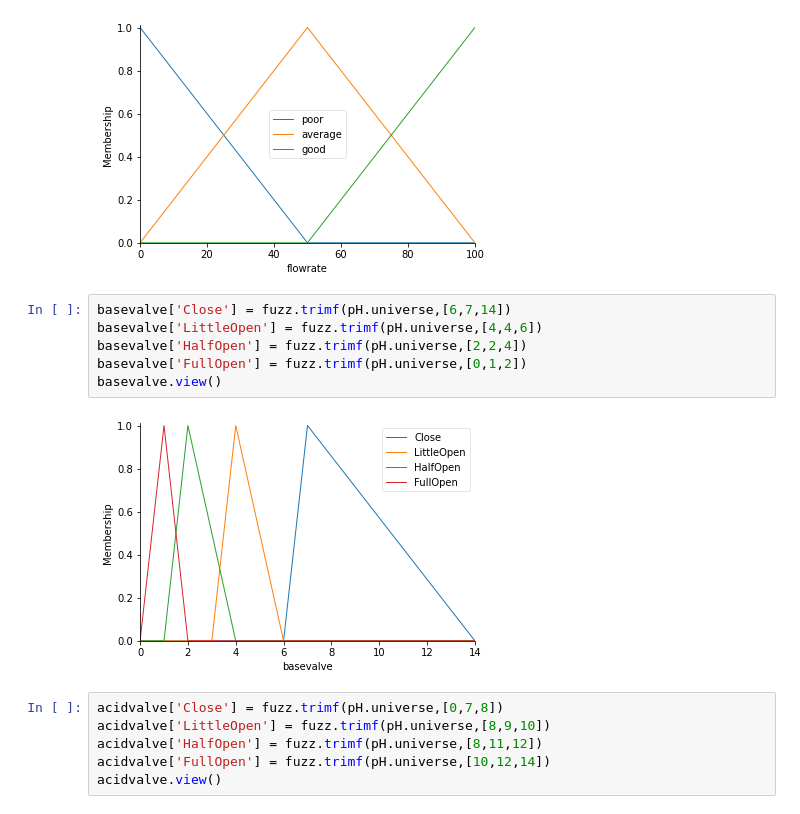
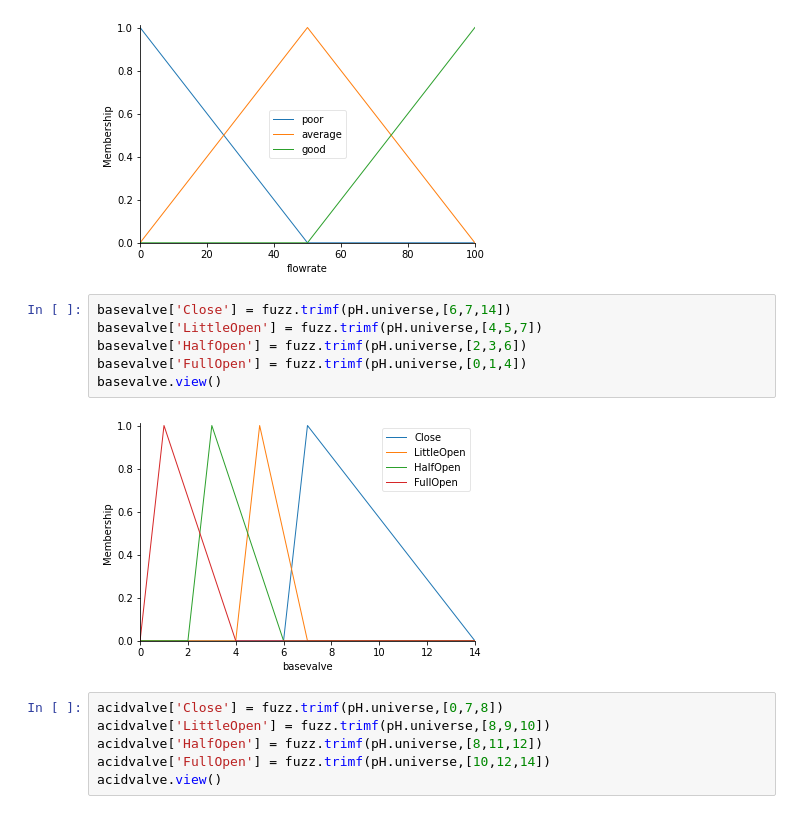
Before and after one commit to ssharanyab/ph-Nutralisation, a Jupyter notebook: ph_Nutralisation.ipynb, the cells around one changed output. Saved outputs shown, nothing was run; the diff lists cells and outputs as text.

```diff
--- a/ph_Nutralisation.ipynb
+++ b/ph_Nutralisation.ipynb
@@ -30,12 +30,12 @@ flowrate.view()
 [figure]
 # %%
 basevalve['Close'] = fuzz.trimf(pH.universe,[6,7,14])
-basevalve['LittleOpen'] = fuzz.trimf(pH.universe,[4,4,6])
-basevalve['HalfOpen'] = fuzz.trimf(pH.universe,[2,2,4])
-basevalve['FullOpen'] = fuzz.trimf(pH.universe,[0,1,2])
+basevalve['LittleOpen'] = fuzz.trimf(pH.universe,[4,5,7])
+basevalve['HalfOpen'] = fuzz.trimf(pH.universe,[2,3,6])
+basevalve['FullOpen'] = fuzz.trimf(pH.universe,[0,1,4])
 basevalve.view()
 # %% [output]
-[figure, old version]
+[figure, new version]
 # %%
 acidvalve['Close'] = fuzz.trimf(pH.universe,[0,7,8])
 acidvalve['LittleOpen'] = fuzz.trimf(pH.universe,[8,9,10])
```
Also changed, not shown: parts of 2 cells of this notebook.
